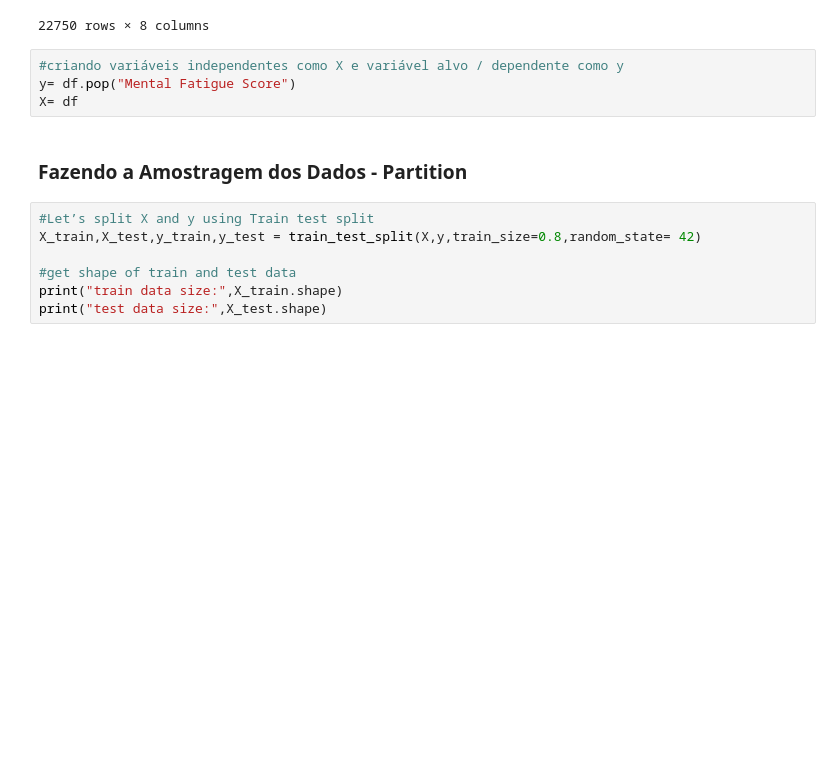
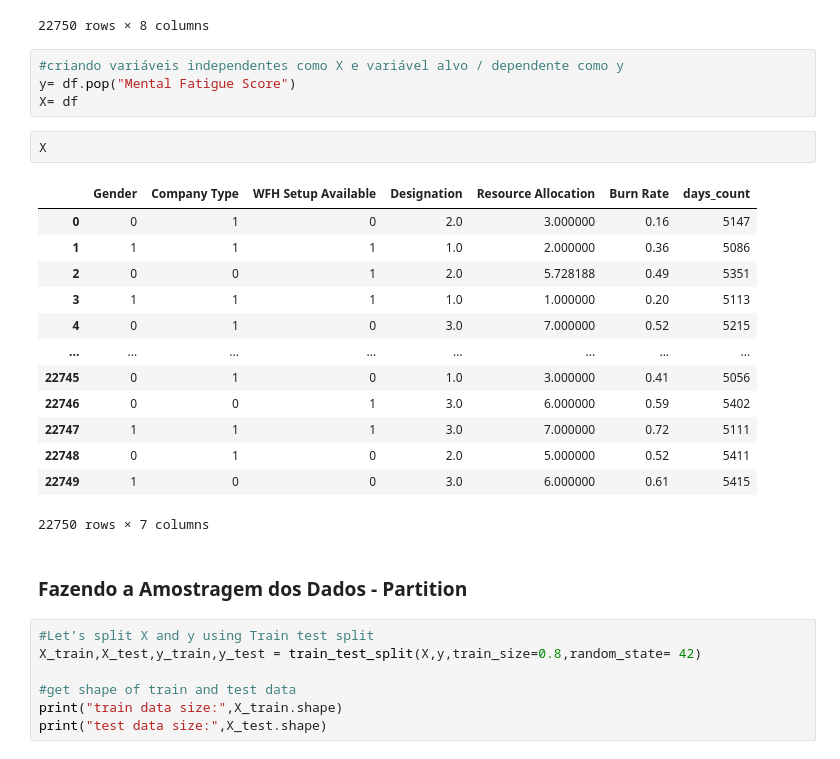
Before and after one commit to mlfigueiredo/CienciaDosDados, a Jupyter notebook: Prevendo_Fadiga_de_Funcionários.ipynb, the cells around one changed output. Saved outputs shown, nothing was run; the diff lists cells and outputs as text; blank space fills up the shorter version.

```diff
--- a/Prevendo_Fadiga_de_Funcionários.ipynb
+++ b/Prevendo_Fadiga_de_Funcionários.ipynb
@@ -243,5 +272,21 @@ df
 y= df.pop("Mental Fatigue Score")
 X= df
+# %%
+X
+# %% [output]
+|  | Gender | Company Type | WFH Setup Available | Designation | Resource Allocation | Burn Rate | days_count |
+| 0 | 0 | 1 | 0 | 2.0 | 3.000000 | 0.16 | 5147 |
+| 1 | 1 | 1 | 1 | 1.0 | 2.000000 | 0.36 | 5086 |
+| 2 | 0 | 0 | 1 | 2.0 | 5.728188 | 0.49 | 5351 |
+| 3 | 1 | 1 | 1 | 1.0 | 1.000000 | 0.20 | 5113 |
+| 4 | 0 | 1 | 0 | 3.0 | 7.000000 | 0.52 | 5215 |
+| ... | ... | ... | ... | ... | ... | ... | ... |
+| 22745 | 0 | 1 | 0 | 1.0 | 3.000000 | 0.41 | 5056 |
+| 22746 | 0 | 0 | 1 | 3.0 | 6.000000 | 0.59 | 5402 |
+| 22747 | 1 | 1 | 1 | 3.0 | 7.000000 | 0.72 | 5111 |
+| 22748 | 0 | 1 | 0 | 2.0 | 5.000000 | 0.52 | 5411 |
+| 22749 | 1 | 0 | 0 | 3.0 | 6.000000 | 0.61 | 5415 |
+22750 rows × 7 columns
 # %% [markdown]
 ### Fazendo a Amostragem dos Dados - Partition
 # %%
```
Also changed, not shown: parts of 12 cells of this notebook.
